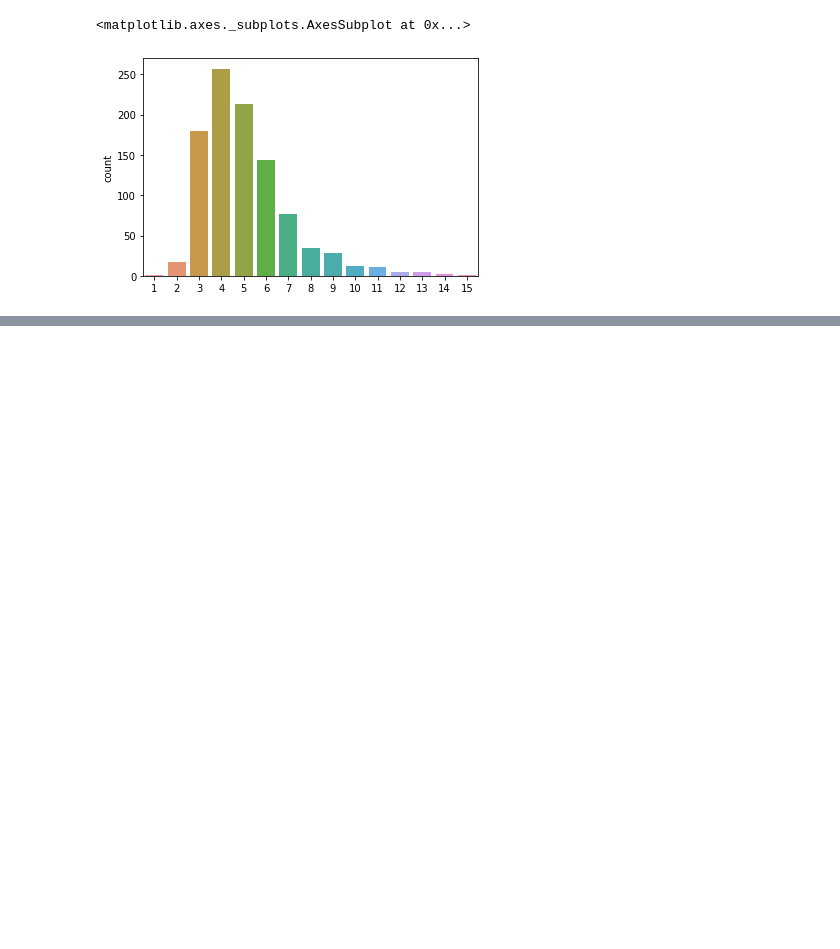
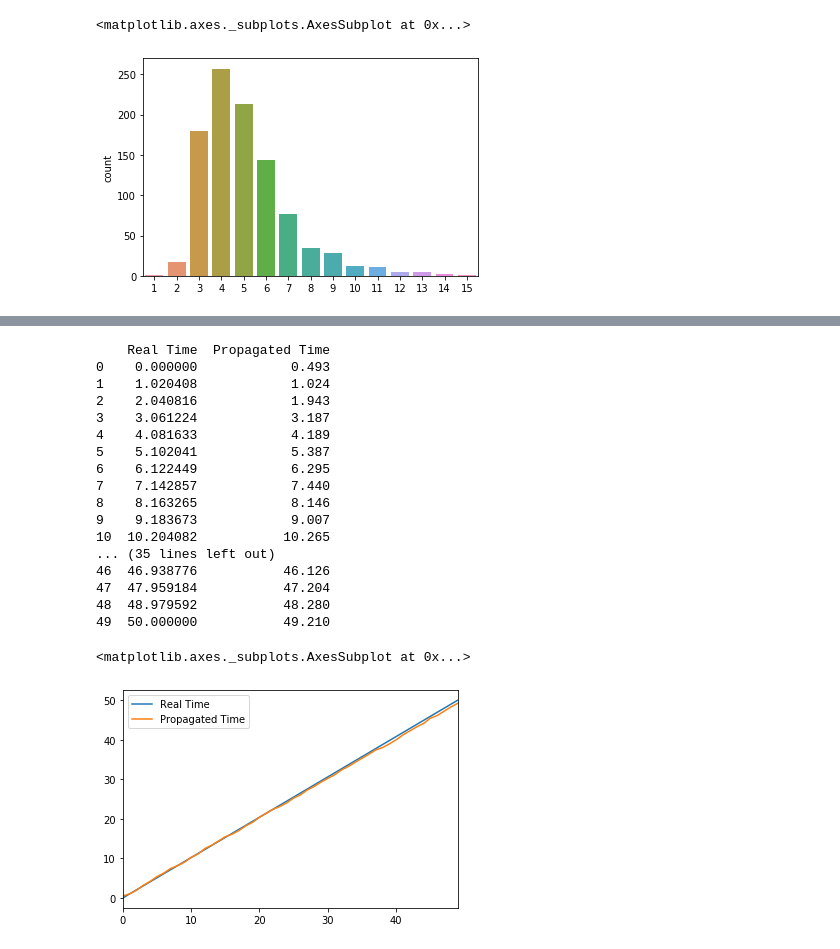
Before and after one commit to HanSeoulOh/mathproblems, a Jupyter notebook: stochasticGraphs.ipynb, the cells around one changed output, grey strips where cells are left out. Saved outputs shown, nothing was run; the diff lists cells and outputs as text; code cells hidden in the pictures; blank space fills up the shorter version.

```diff
--- a/stochasticGraphs.ipynb
+++ b/stochasticGraphs.ipynb
@@ -290,0 +297,22 @@ sns.countplot(list(map(int, queue)))
+# %%
+import pandas as pd
+import numpy as np
+population = 1000
+tx = 3000
+days = 500
+val = np.zeros(population)
+seq = np.zeros(days)
+seq2 = np.zeros(days)
+seq3 = np.zeros(days)
+
+for day in range(days):
+  # print(val)
+  trans = pd.DataFrame(data = np.array([np.random.randint(population, size=tx), np.random.randint(population, size=tx)]).T, columns = ['sender', 'receiver'])
+  val[0] += 1
+  for index, row in trans.iterrows():
+    tmax = max(val[row['sender']], val[row['receiver']])
+    val[row['sender']] = tmax
+    val[row['receiver']] = tmax
+  seq[day] = np.average(val)
+  seq2[day] = max(val) - min(val)
+  seq3[day] = day - np.average(val)
@@ -290,0 +337,25 @@ sns.countplot(list(map(int, queue)))
+# %%
+rseq = np.linspace(0, days)
+con = pd.DataFrame(data = {'Real Time' : rseq, 'Propagated Time': seq})
+# print(con)
+con.plot()
+# %% [output]
+    Real Time  Propagated Time
+0    0.000000            0.493
+1    1.020408            1.024
+2    2.040816            1.943
+3    3.061224            3.187
+4    4.081633            4.189
+5    5.102041            5.387
+6    6.122449            6.295
+7    7.142857            7.440
+8    8.163265            8.146
+9    9.183673            9.007
+10  10.204082           10.265
+... (35 lines left out)
+46  46.938776           46.126
+47  47.959184           47.204
+48  48.979592           48.280
+49  50.000000           49.210
+<matplotlib.axes._subplots.AxesSubplot at 0x...>
+[figure, added]
```
Also changed, not shown: parts of 14 cells of this notebook.
